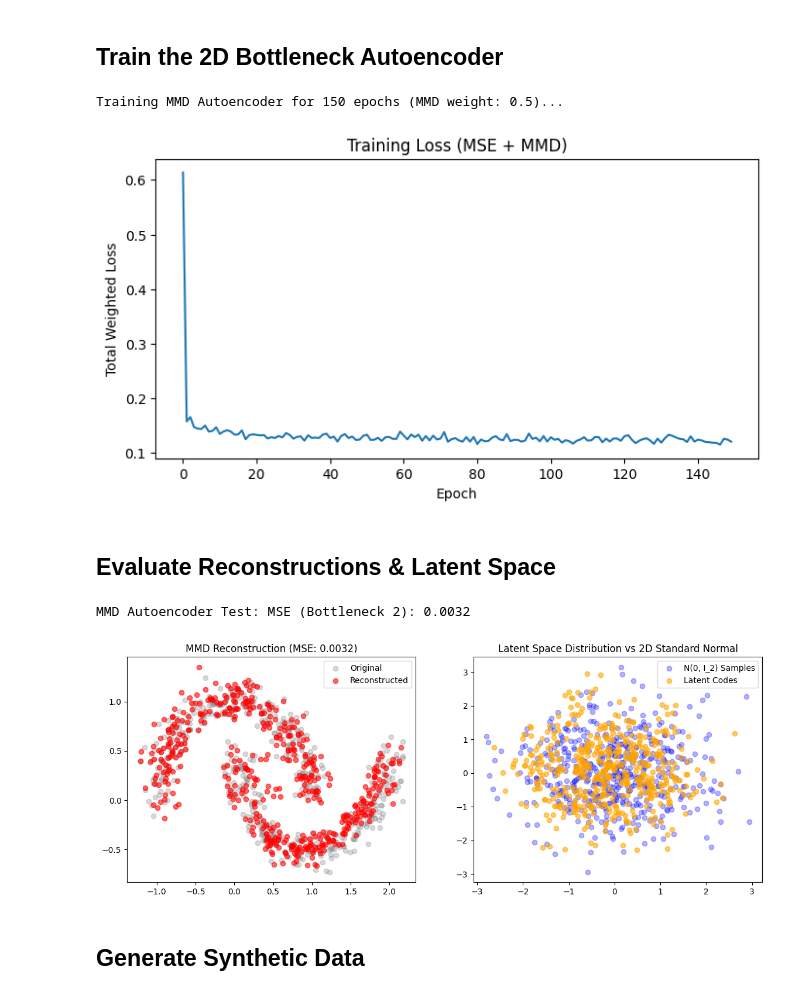
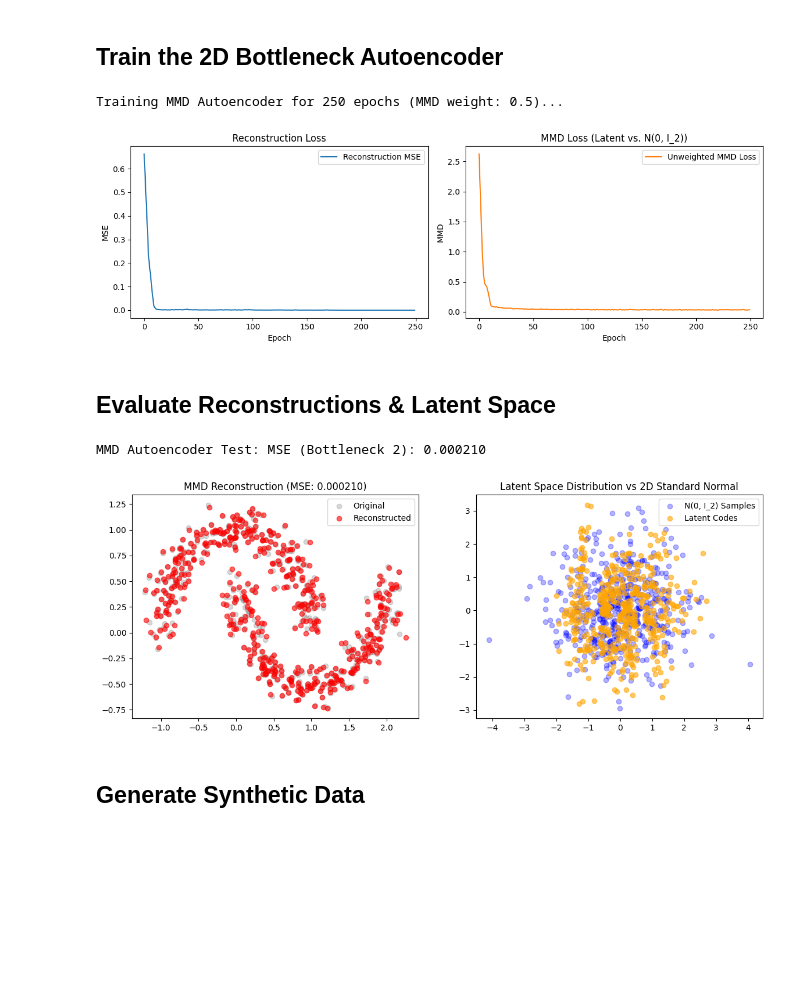
Before and after one commit to binyamolango/GNN, a Jupyter notebook: autoencoders.ipynb, the cells around one changed output. Drawn from its saved outputs; the diff is of its cells as text; code cells hidden in the pictures; blank space fills up the shorter version.

```diff
--- a/autoencoders.ipynb
+++ b/autoencoders.ipynb
@@ -103,7 +157,7 @@ subset_to_plot = [(8, 1), (16, 2), (32, 3), (64, 4), (128, 5)]
 
 for hs in [8, 16, 32, 64, 128]:
     for l in [1, 2, 3, 4, 5]:
-        recon_np, test_loss = evaluate_model(hs, l, X_train_01, X_test_01)
+        recon_np, test_loss = evaluate_model(hs, l, X_train_01, X_test_01, batch_size=16, epochs=80)
         arch_results[(hs, l)] = test_loss
 
         # Plot only if the current combination is in the targeted subset
@@ -221,15 +221,15 @@ plt.show()
 # %% [markdown]
 ## Repeat training experiments for the best hyperparameter settings
 # %%
-num_trials = 5
+num_trials = 10
 variance_same_data = []
 variance_diff_data = []
 
-# Train multiple models on the exact same dataset to see initialization variance
+# Train model on the exact same dataset to see initialization variance
 for trial in range(num_trials):
     model = Autoencoder(hidden_size=best_hs, layers=best_l)
     # Using the original X_train_01 and X_test_01
-    train_autoencoder(model, X_train_01, epochs=100)
+    train_autoencoder(model, X_train_01, batch_size=16, epochs=80, lr=0.001)
 
     with torch.no_grad():
         recon = model(torch.FloatTensor(X_test_01))
@@ -245,7 +245,7 @@ for trial in range(num_trials):
     new_X_test, _ = make_moons(n_samples=500, noise=0.1)
 
     model = Autoencoder(hidden_size=best_hs, layers=best_l)
-    train_autoencoder(model, new_X_train, epochs=50)
+    train_autoencoder(model, new_X_train, batch_size=16, epochs=80, lr=0.001)
 
     with torch.no_grad():
         recon = model(torch.FloatTensor(new_X_test))
@@ -255,7 +255,7 @@ for trial in range(num_trials):
     print(f"     Trial {trial+1} Loss: {test_loss:.4f}")
 
 # Visualize the variance
-plt.figure(figsize=(6, 4))
+plt.figure(figsize=(7, 5))
 plt.boxplot([variance_same_data, variance_diff_data], labels=['Same Dataset\n(Init Variance)', 'Different Datasets\n(Data Variance)'])
 plt.ylabel('MSE Reconstruction Loss')
 plt.title('Training Variance Analysis')
@@ -414,23 +435,43 @@ def train_mmd_autoencoder(model, data, batch_size=32, epochs=150, lr=0.001, mmd_
 # %%
 # Initialize Autoencoder with bottleneck_size=2
 mmd_model = Autoencoder(input_size=2, bottleneck_size=2, hidden_size=best_hs, layers=best_l)
 
-# MMD weight requires hyperparameter tuning; 0.5 is an effective starting baseline
+# Stronger MMD weight so the latent distribution actually matches N(0, I_2)
 mmd_weight = 0.5
-print(f"Training MMD Autoencoder for 150 epochs (MMD weight: {mmd_weight})...")
+epochs = 250
+learning_rate = 0.001
+print(f"Training MMD Autoencoder for {epochs} epochs (MMD weight: {mmd_weight})...")
 
-# Convergence takes considerable time (150 epochs)
-mmd_losses = train_mmd_autoencoder(mmd_model, X_train_01, batch_size=32, epochs=150, lr=0.001, mmd_weight=mmd_weight)
+total_losses, reconstruction_losses, mmd_losses = train_mmd_autoencoder(
+    mmd_model,
+    X_train_01,
+    batch_size=256,
+    epochs=epochs,
+    lr=learning_rate,
+    mmd_weight=mmd_weight,
+    mmd_warmup_epochs=30,
+)
 
-plt.figure(figsize=(8, 4))
-plt.plot(mmd_losses)
-plt.title("Training Loss (MSE + MMD)")
-plt.xlabel("Epoch")
-plt.ylabel("Total Weighted Loss")
+# Plot Reconstruction MSE and MMD Loss side-by-side to verify both converge
+fig, (ax1, ax2) = plt.subplots(1, 2, figsize=(12, 4))
+
+ax1.plot(reconstruction_losses, color="tab:blue", label="Reconstruction MSE")
+ax1.set_title("Reconstruction Loss")
+ax1.set_xlabel("Epoch")
+ax1.set_ylabel("MSE")
+ax1.legend()
+
+ax2.plot(mmd_losses, color="tab:orange", label="Unweighted MMD Loss")
+ax2.set_title("MMD Loss (Latent vs. N(0, I_2))")
+ax2.set_xlabel("Epoch")
+ax2.set_ylabel("MMD")
+ax2.legend()
+
+plt.tight_layout()
 plt.show()
 # %% [output]
-Training MMD Autoencoder for 150 epochs (MMD weight: 0.5)...
+Training MMD Autoencoder for 250 epochs (MMD weight: 0.5)...
-[figure, old version]
+[figure, new version]
 # %% [markdown]
 ## Evaluate Reconstructions & Latent Space
 # %%
@@ -440,14 +481,14 @@ with torch.no_grad():
     test_mse = nn.MSELoss()(torch.FloatTensor(recon_mmd), torch.FloatTensor(X_test_01)).item()
     latent_codes_mmd = mmd_model.encode(torch.FloatTensor(X_test_01)).numpy()
 
-print(f"MMD Autoencoder Test: MSE (Bottleneck 2): {test_mse:.4f}")
+print(f"MMD Autoencoder Test: MSE (Bottleneck 2): {test_mse:.6f}")
 
 fig, (ax1, ax2) = plt.subplots(1, 2, figsize=(14, 5))
 
 # Reconstructions
 ax1.scatter(X_test_01[:, 0], X_test_01[:, 1], alpha=0.3, color="gray", label="Original")
 ax1.scatter(recon_mmd[:, 0], recon_mmd[:, 1], alpha=0.6, color="red", label="Reconstructed")
-ax1.set_title(f"MMD Reconstruction (MSE: {test_mse:.4f})")
+ax1.set_title(f"MMD Reconstruction (MSE: {test_mse:.6f})")
 ax1.legend()
 
 # Latent Distribution vs Standard Normal
@@ -459,8 +500,8 @@ ax2.legend()
 
 plt.show()
 # %% [output]
-MMD Autoencoder Test: MSE (Bottleneck 2): 0.0032
+MMD Autoencoder Test: MSE (Bottleneck 2): 0.000210
-[figure, old version]
+[figure, new version]
 # %% [markdown]
 ## Generate Synthetic Data
 # %%
```
Also changed, not shown: parts of 21 cells of this notebook.
